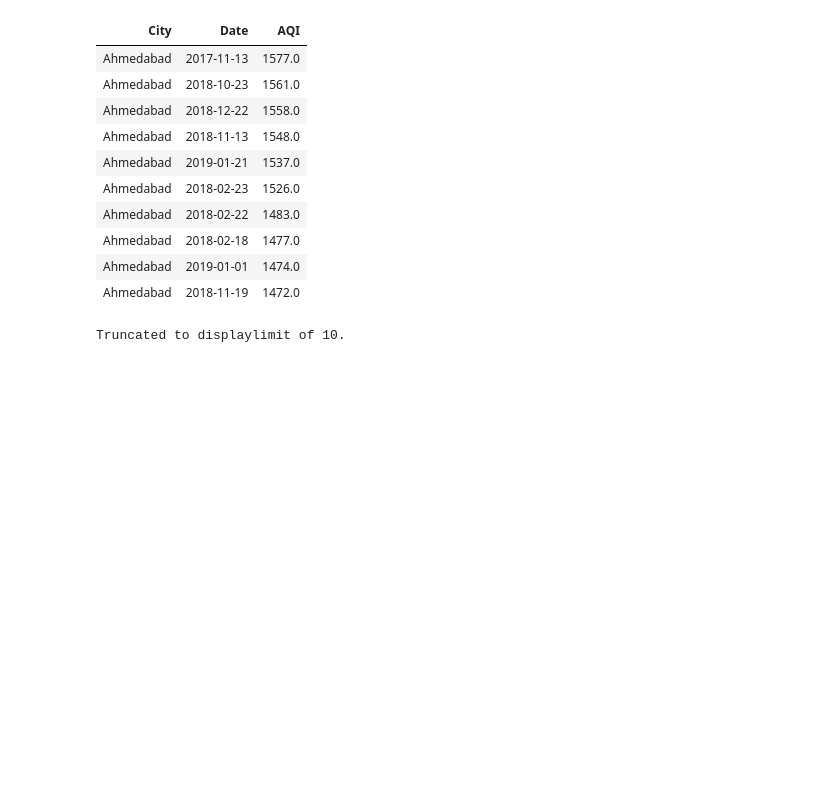
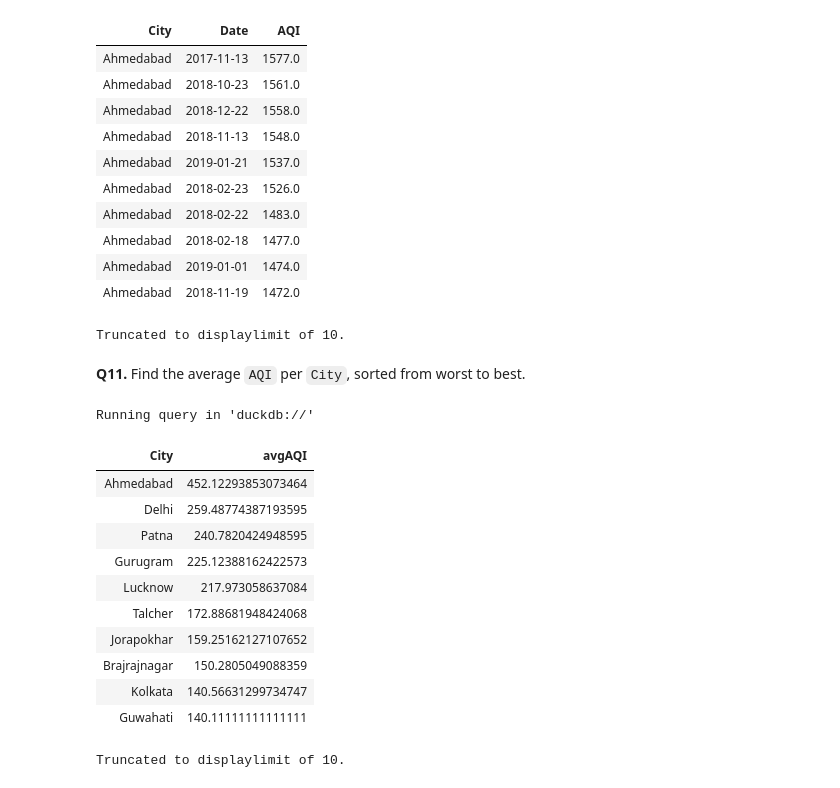
Before and after one commit to shefali-walia/ds-foundations, a Jupyter notebook: week08-sql/practice.ipynb, the cells around one changed output. Drawn from its saved outputs; the diff is of its cells as text; code cells hidden in the pictures; blank space fills up the shorter version.

```diff
--- a/week08-sql/practice.ipynb
+++ b/week08-sql/practice.ipynb
@@ -184,3 +184,22 @@ Running query in 'duckdb://'
 | Ahmedabad | 2019-01-01 | 1474.0 |
 | Ahmedabad | 2018-11-19 | 1472.0 |
 Truncated to displaylimit of 10.
+# %% [markdown]
+**Q11.** Find the average `AQI` per `City`, sorted from worst to best.
+# %%
+%%sql
+SELECT City, AVG(AQI) AS avgAQI FROM aqi GROUP BY City ORDER BY avgAQI DESC;
+# %% [output]
+Running query in 'duckdb://'
+| City | avgAQI |
+| Ahmedabad | 452.12293853073464 |
+| Delhi | 259.48774387193595 |
+| Patna | 240.7820424948595 |
+| Gurugram | 225.12388162422573 |
+| Lucknow | 217.973058637084 |
+| Talcher | 172.88681948424068 |
+| Jorapokhar | 159.25162127107652 |
+| Brajrajnagar | 150.2805049088359 |
+| Kolkata | 140.56631299734747 |
+| Guwahati | 140.11111111111111 |
+Truncated to displaylimit of 10.
```
Also changed, not shown: parts of 6 cells of this notebook.
